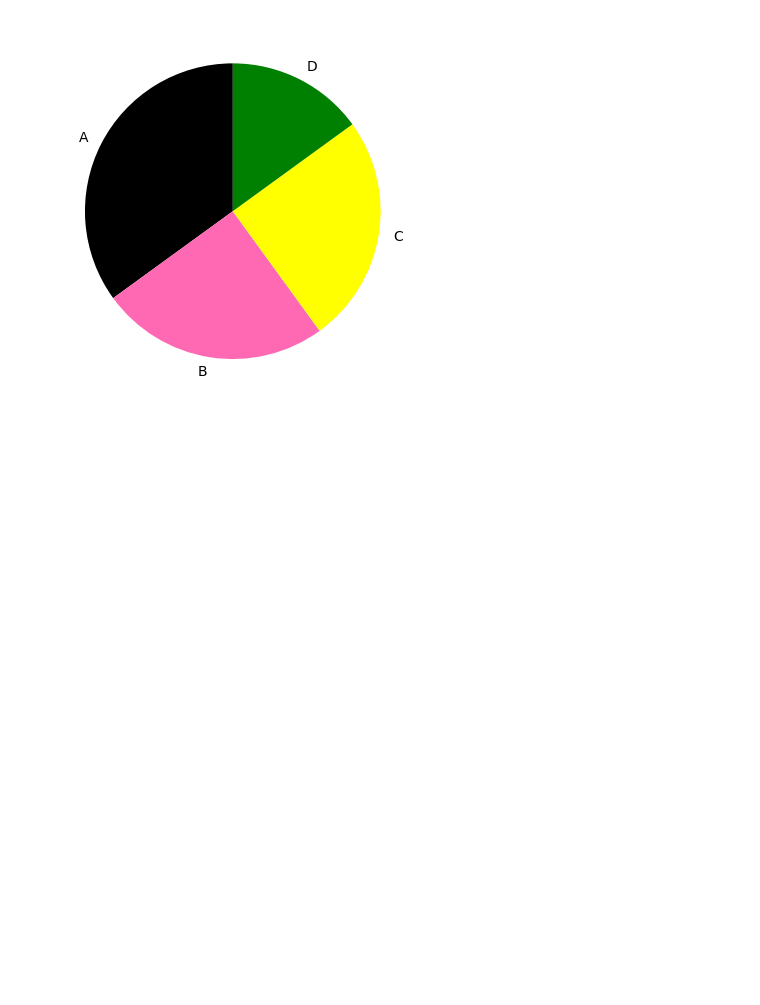
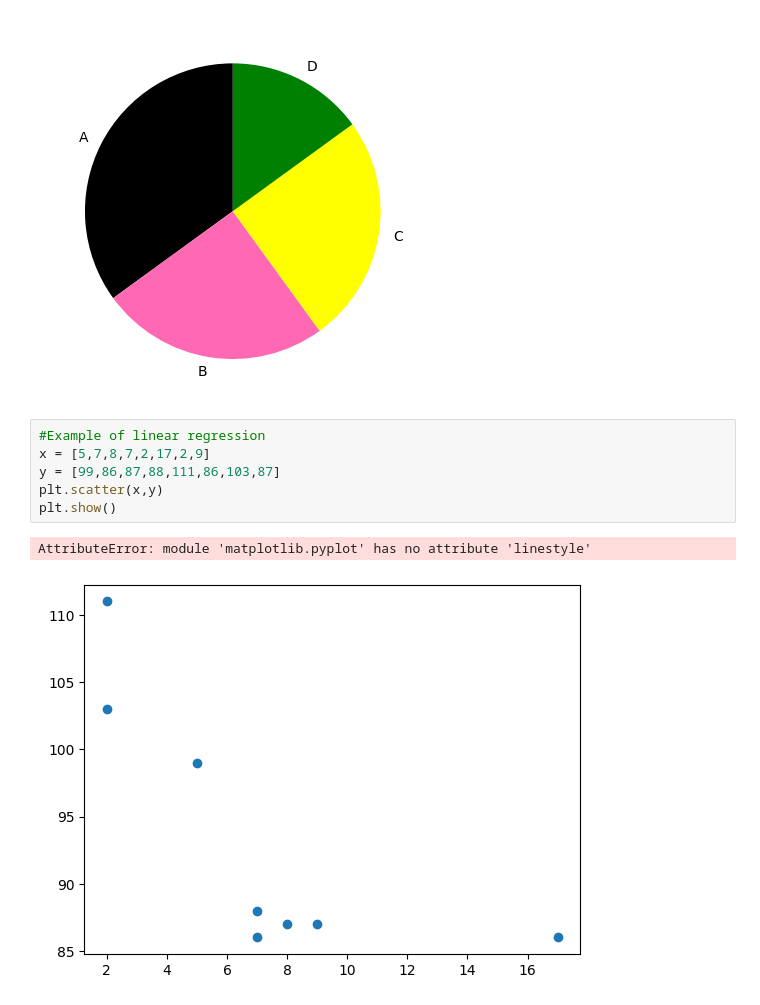
Before and after one commit to DevCodeByte/LearnML, a Jupyter notebook: ML_Day_8.ipynb, the cells around one changed output. Drawn from its saved outputs; the diff is of its cells as text; blank space fills up the shorter version.

```diff
--- a/ML_Day_8.ipynb
+++ b/ML_Day_8.ipynb
@@ -48,3 +48,12 @@ plt.show()
 [figure]
 [figure]
 [figure]
+# %%
+#Example of linear regression
+x = [5,7,8,7,2,17,2,9]
+y = [99,86,87,88,111,86,103,87]
+plt.scatter(x,y)
+plt.show()
+# %% [output]
+AttributeError: module 'matplotlib.pyplot' has no attribute 'linestyle'
+[figure, added]
```
